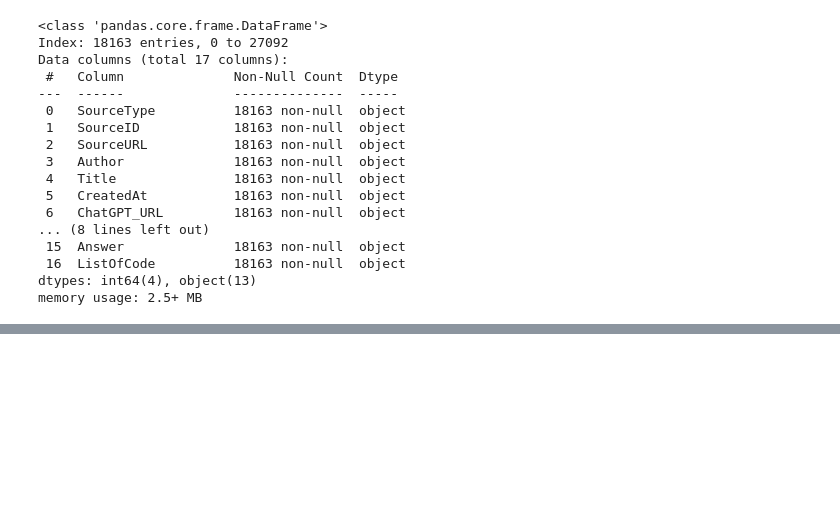
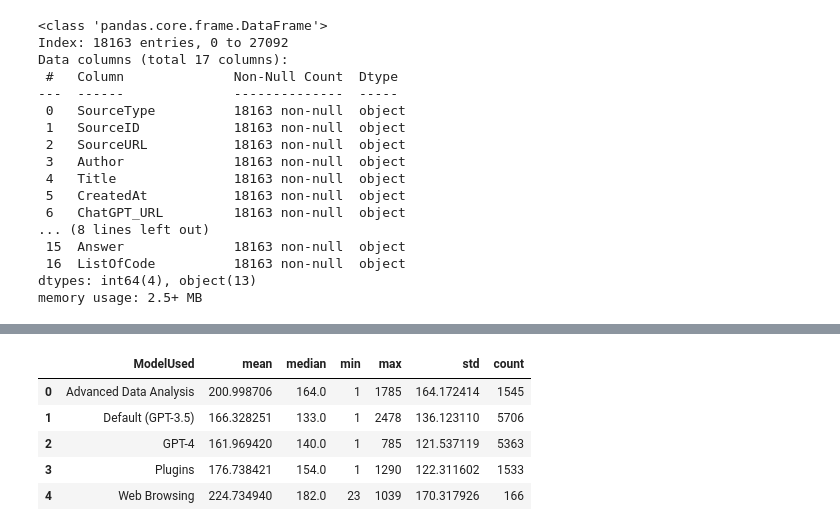
Before and after one commit to JKiran4/DevGPT-Project, a Jupyter notebook: testing.ipynb, the cells around one changed output, grey strips where cells are left out. Cells and saved outputs as stored; diff of their text form; code cells hidden in the pictures; blank space fills up the shorter version.

```diff
--- a/testing.ipynb
+++ b/testing.ipynb
@@ -135,0 +246,12 @@ memory usage: 2.5+ MB
+# %%
+def is_english(text):
+    try:
+        return detect(text) == 'en'
+    except:
+        return False
+
+# filter on prompt and answer columns, also remove ChatGPT from the start of Answer
+df_rq1_filtered = df_rq1[df_rq1['Prompt'].apply(is_english) & df_rq1['Answer'].apply(is_english)]
+df_rq1_filtered.loc[:, 'Answer'] = df_rq1_filtered['Answer'].str.replace(r'^ChatGPT', '', regex  = True)
+
+df_rq1_filtered.head()
@@ -135,0 +317,18 @@ memory usage: 2.5+ MB
+# %%
+summary_stats = df_rq1_clean.groupby('ModelUsed')['WordCount'].agg(
+    mean = 'mean',
+    median = 'median',
+    min = 'min',
+    max = 'max',
+    std = 'std',
+    count = 'count'
+).reset_index()
+
+summary_stats
+# %% [output]
+|  | ModelUsed | mean | median | min | max | std | count |
+| 0 | Advanced Data Analysis | 200.998706 | 164.0 | 1 | 1785 | 164.172414 | 1545 |
+| 1 | Default (GPT-3.5) | 166.328251 | 133.0 | 1 | 2478 | 136.123110 | 5706 |
+| 2 | GPT-4 | 161.969420 | 140.0 | 1 | 785 | 121.537119 | 5363 |
+| 3 | Plugins | 176.738421 | 154.0 | 1 | 1290 | 122.311602 | 1533 |
+| 4 | Web Browsing | 224.734940 | 182.0 | 23 | 1039 | 170.317926 | 166 |
```
Also changed, not shown: parts of 29 cells of this notebook.
